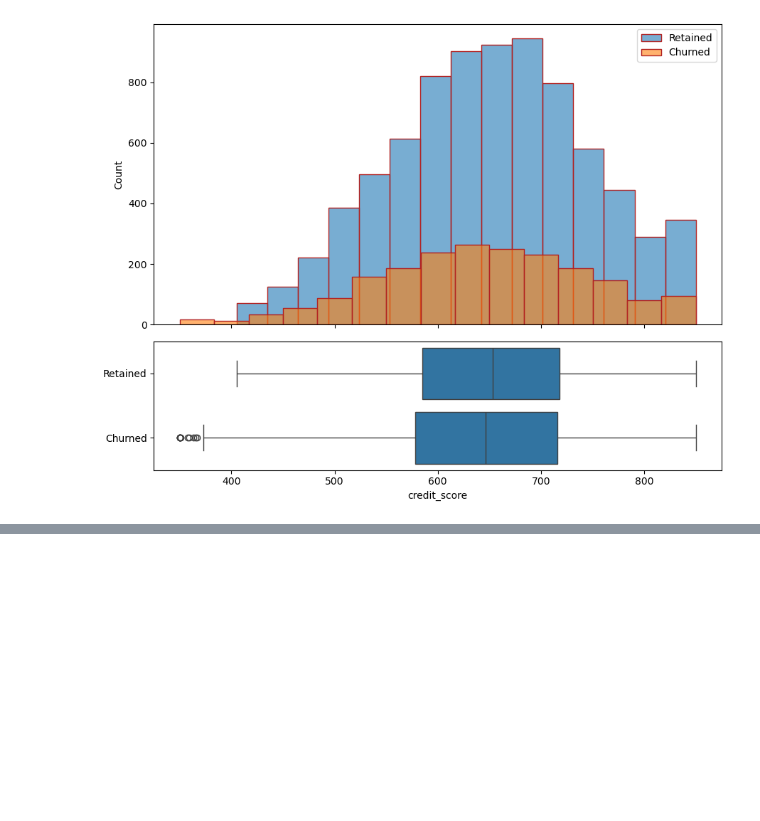
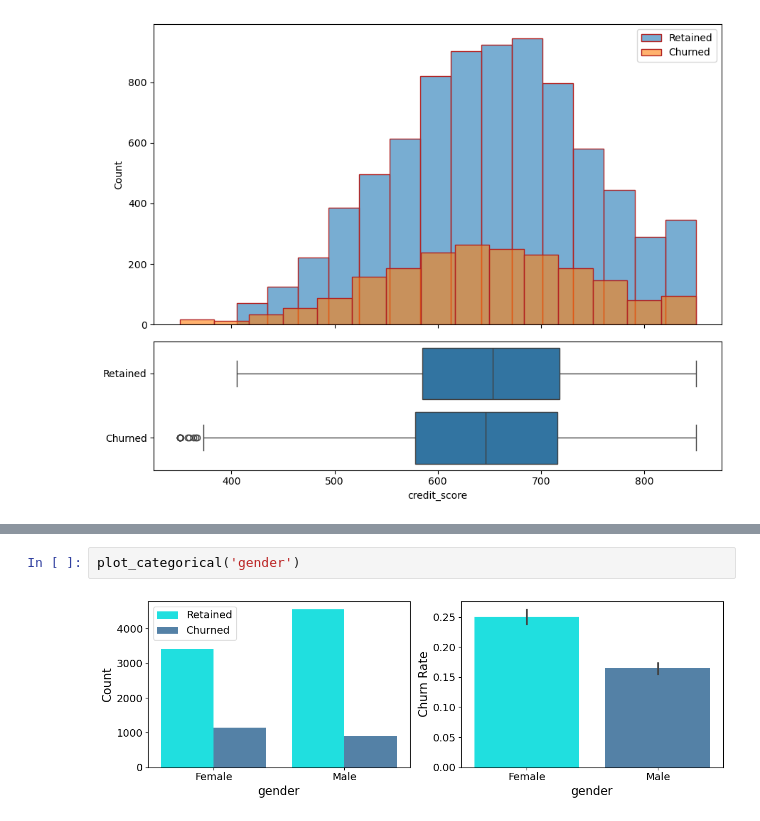
Before and after one commit to MrinmoyBANIKYA/End-to-End-Bank-CustomerChurnAnalysis, a Jupyter notebook: info.ipynb, the cells around one changed output, grey strips where cells are left out. Cells and saved outputs as stored; diff of their text form; blank space fills up the shorter version.

```diff
--- a/info.ipynb
+++ b/info.ipynb
@@ -590,0 +649,4 @@ plot_continuous(df, 'credit_score') ##this calls the plot_continuous function to
+# %%
+plot_categorical('gender')
+# %% [output]
+[figure, added]
```
Also changed, not shown: parts of 38 cells of this notebook.
